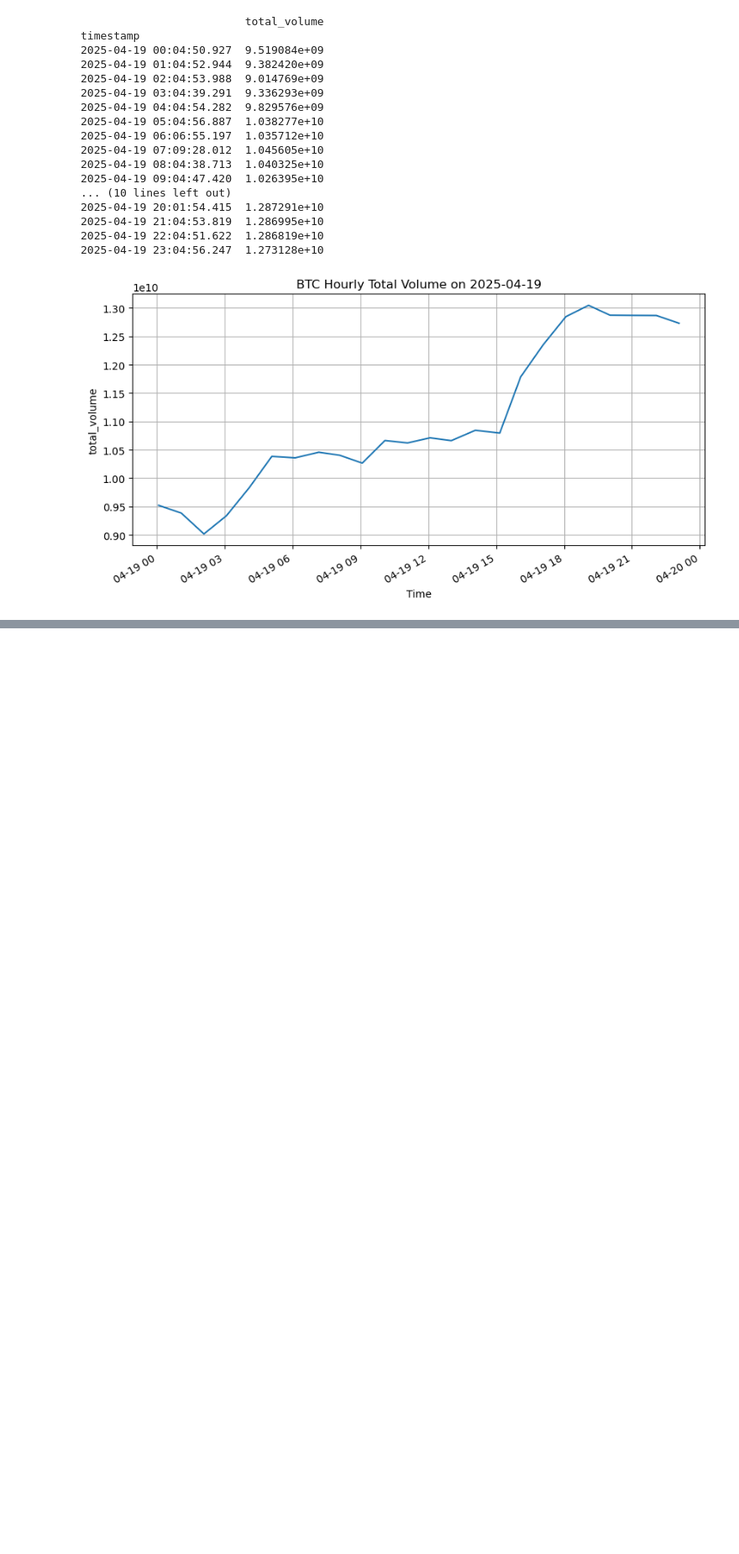
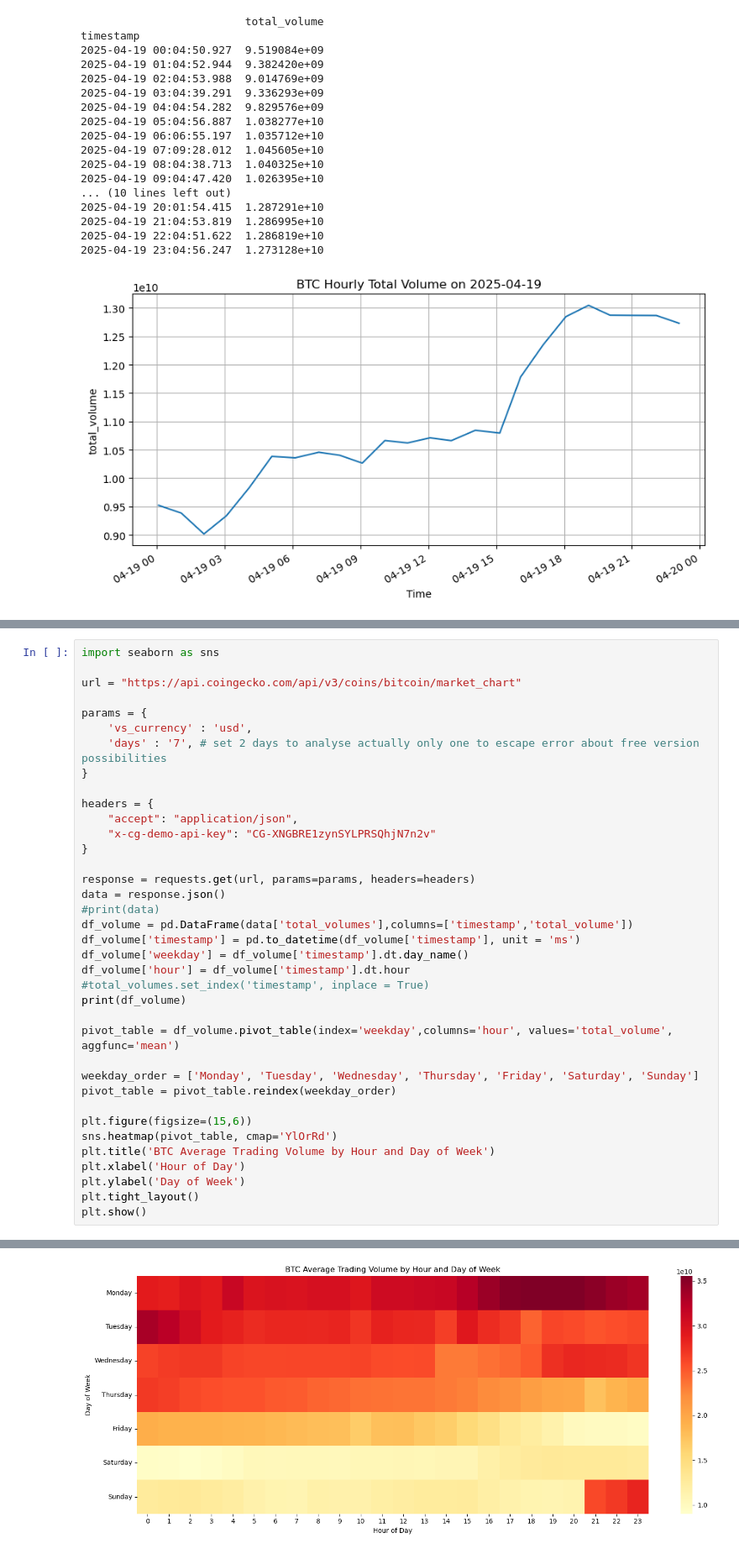
Before and after one commit to moyu1011-hka/hausarbeit-info2, a Jupyter notebook: test_coingecko_with_jupyter.ipynb, the cells around one changed output, grey strips where cells are left out. Shown at 84% size. Cells and saved outputs as stored; diff of their text form; blank space fills up the shorter version.

```diff
--- a/test_coingecko_with_jupyter.ipynb
+++ b/test_coingecko_with_jupyter.ipynb
@@ -400,0 +402,38 @@ KeyError: 'weekday'
+# %%
+import seaborn as sns
+
+url = "https://api.coingecko.com/api/v3/coins/bitcoin/market_chart"
+
+params = {
+    'vs_currency' : 'usd',
+    'days' : '7', # set 2 days to analyse actually only one to escape error about free version possibilities
+}
+
+headers = {
+    "accept": "application/json",
+    "x-cg-demo-api-key": "CG-XNGBRE1zynSYLPRSQhjN7n2v"
+}
+
+response = requests.get(url, params=params, headers=headers)
+data = response.json()
+#print(data)
+df_volume = pd.DataFrame(data['total_volumes'],columns=['timestamp','total_volume'])
+df_volume['timestamp'] = pd.to_datetime(df_volume['timestamp'], unit = 'ms')
+df_volume['weekday'] = df_volume['timestamp'].dt.day_name()
+df_volume['hour'] = df_volume['timestamp'].dt.hour
+#total_volumes.set_index('timestamp', inplace = True)
+print(df_volume)
+
+pivot_table = df_volume.pivot_table(index='weekday',columns='hour', values='total_volume', aggfunc='mean')
+
+weekday_order = ['Monday', 'Tuesday', 'Wednesday', 'Thursday', 'Friday', 'Saturday', 'Sunday']
+pivot_table = pivot_table.reindex(weekday_order)
+
+plt.figure(figsize=(15,6))
+sns.heatmap(pivot_table, cmap='YlOrRd')
+plt.title('BTC Average Trading Volume by Hour and Day of Week')
+plt.xlabel('Hour of Day')
+plt.ylabel('Day of Week')
+plt.tight_layout()
+plt.show()
+# %% [output]
@@ -400,0 +454 @@ KeyError: 'weekday'
+[figure, added]
```
Also changed, not shown: parts of 3 cells of this notebook.
